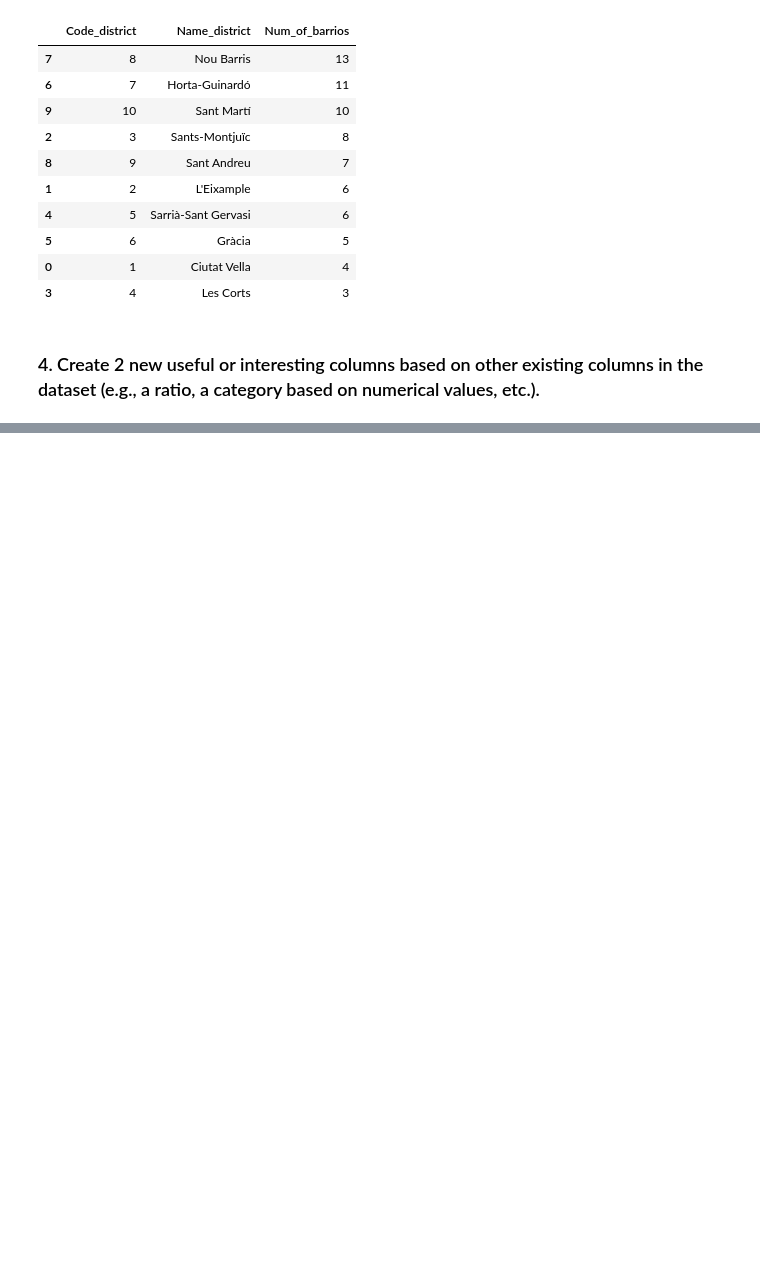
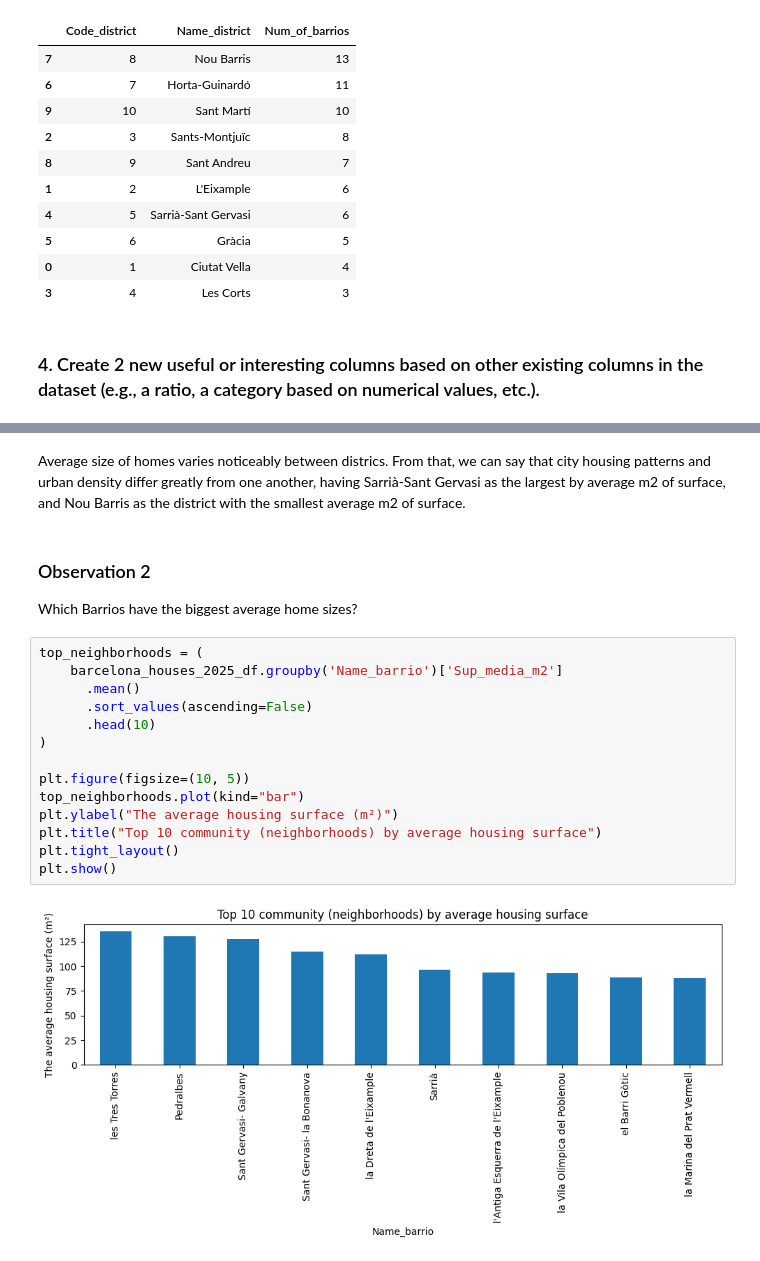
Before and after one commit to eae-elias-saif/ipld-assignment-3, a Jupyter notebook: analysis.ipynb, the cells around one changed output, grey strips where cells are left out. Saved outputs shown, nothing was run; the diff lists cells and outputs as text; blank space fills up the shorter version.

```diff
--- a/analysis.ipynb
+++ b/analysis.ipynb
@@ -118,0 +137,21 @@ barcelona_houses_2025_df[['Name_barrio', 'Sup_media_m2', 'Size_category', 'Is_ab
+# %% [markdown]
+Average size of homes varies noticeably between districs. From that, we can say that city housing patterns and urban density differ greatly from one another, having Sarrià-Sant Gervasi as the largest by average m2 of surface, and Nou Barris as the district with the smallest average m2 of surface.
+# %% [markdown]
+### Observation 2
+Which Barrios have the biggest average home sizes?
+# %%
+top_neighborhoods = (
+    barcelona_houses_2025_df.groupby('Name_barrio')['Sup_media_m2']
+      .mean()
+      .sort_values(ascending=False)
+      .head(10)
+)
+
+plt.figure(figsize=(10, 5))
+top_neighborhoods.plot(kind="bar")
+plt.ylabel("The average housing surface (m²)")
+plt.title("Top 10 community (neighborhoods) by average housing surface")
+plt.tight_layout()
+plt.show()
+# %% [output]
+[figure, added]
```
Also changed, not shown: parts of 13 cells of this notebook, 2 other files.
